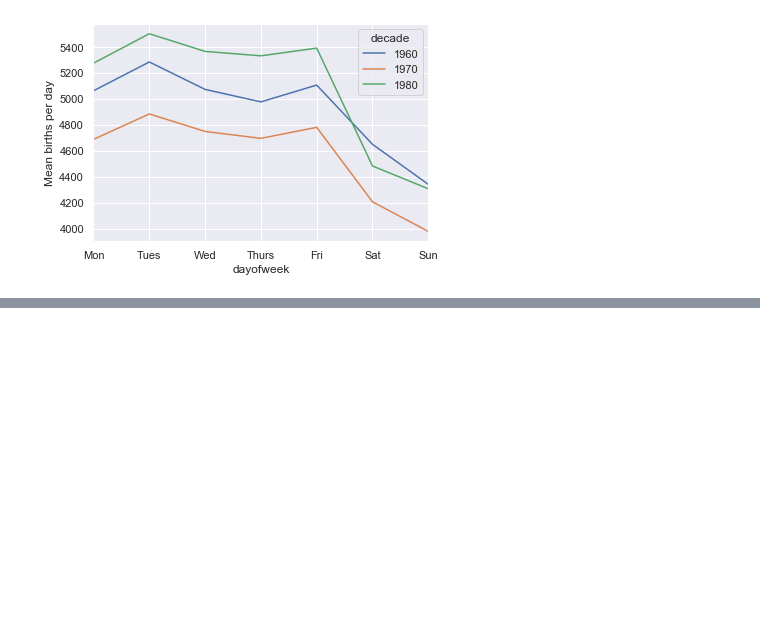
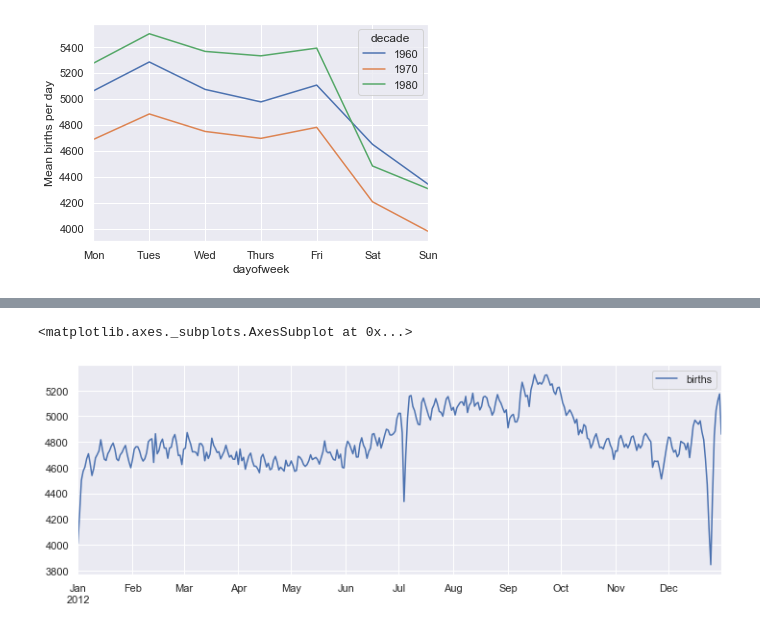
Before and after one commit to lindholmen/DataScienceLearningTutorial, a Jupyter notebook: notebooks/numpy_practice_notebook_version.ipynb, the cells around one changed output, grey strips where cells are left out. Saved outputs shown, nothing was run; the diff lists cells and outputs as text; code cells hidden in the pictures; blank space fills up the shorter version.

```diff
--- a/notebooks/numpy_practice_notebook_version.ipynb
+++ b/notebooks/numpy_practice_notebook_version.ipynb
@@ -3393,0 +3460,4 @@ Text(0, 0.5, 'Mean births per day')
+# %%
+# plot mean number of births by the day of the year
+births_by_date=births.pivot_table("births", index = [births.month, births.day])
+births_by_date.head()
@@ -3393,0 +3472,6 @@ Text(0, 0.5, 'Mean births per day')
+# %%
+date_index =[]
+for (month, day) in births_by_date.index:
+    date_index.append(pd.datetime(2012,month,day))
+
+births_by_date.index = date_index;
@@ -3393,0 +3487,7 @@ Text(0, 0.5, 'Mean births per day')
+# %%
+#plot the results
+fig, ax = plt.subplots(figsize = (12,4))
+births_by_date.plot(ax=ax)
+# %% [output]
+<matplotlib.axes._subplots.AxesSubplot at 0x...>
+[figure, added]
```
Also changed, not shown: parts of 10 cells of this notebook.
